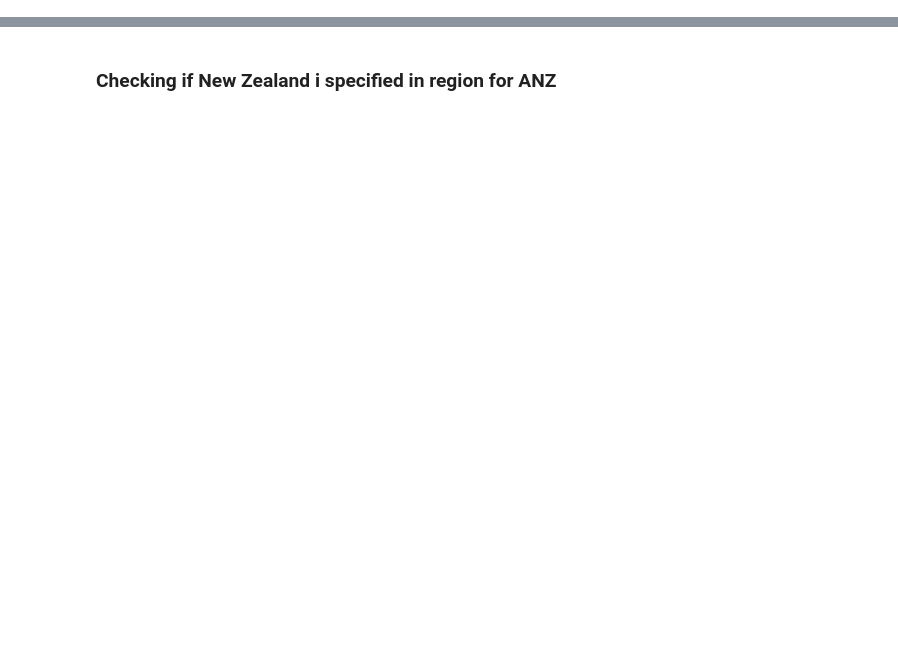
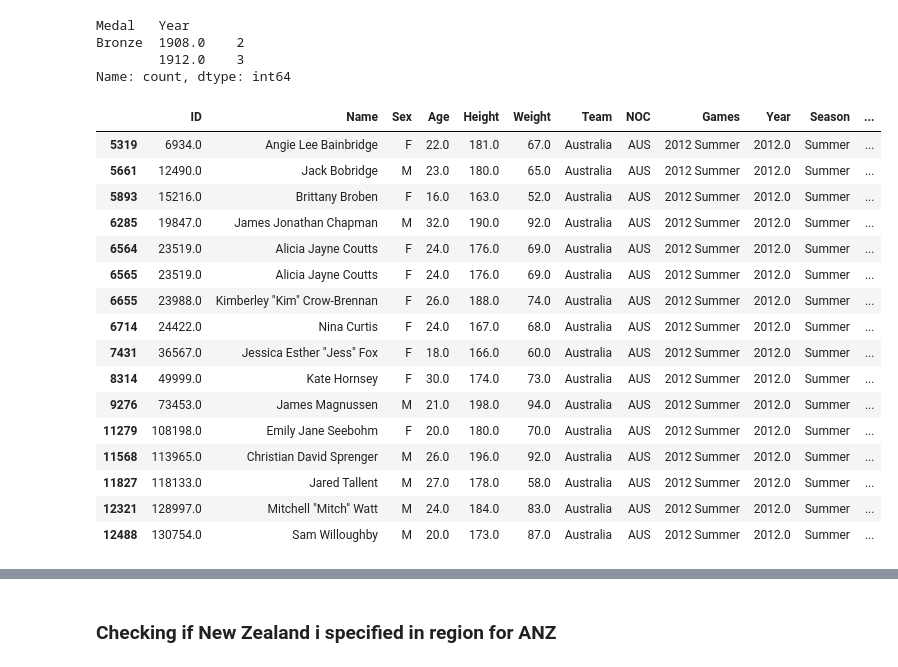
Before and after one commit to pontuskungsbacka/Project_OS_Australia, a Jupyter notebook: notebooks/Pontus.ipynb, the cells around one changed output, grey strips where cells are left out. Cells and saved outputs as stored; diff of their text form; code cells hidden in the pictures; blank space fills up the shorter version.

```diff
--- a/notebooks/Pontus.ipynb
+++ b/notebooks/Pontus.ipynb
@@ -33,2 +113,3 @@ memory usage: 31.0+ MB
 # %%
 merged = pd.merge(athletes, regions, on="NOC", how="outer")
+df = merged
@@ -41,0 +156,2 @@ medals_total = (
+# %%
+medals_filtered = medals.drop_duplicates(["Year", "Event", "Season", "Medal", "NOC"])
@@ -41,0 +201,8 @@ medals_total = (
+# %%
+bronze_anz = bronze_medal.xs("ANZ", level="NOC")
+bronze_anz
+# %% [output]
+Medal   Year
+Bronze  1908.0    2
+        1912.0    3
+Name: count, dtype: int64
@@ -41,0 +211,22 @@ medals_total = (
+# %%
+aus_2012 = medals_filtered[(medals_filtered["Year"] == 2012) & (medals_filtered["NOC"] == "AUS")]
+aus_2012_silver = aus_2012[(aus_2012["Season"] == "Summer") & (aus_2012["Medal"] == "Silver")]
+aus_2012_silver
+# %% [output]
+|  | ID | Name | Sex | Age | Height | Weight | Team | NOC | Games | Year | Season | ... |
+| 5319 | 6934.0 | Angie Lee Bainbridge | F | 22.0 | 181.0 | 67.0 | Australia | AUS | 2012 Summer | 2012.0 | Summer | ... |
+| 5661 | 12490.0 | Jack Bobridge | M | 23.0 | 180.0 | 65.0 | Australia | AUS | 2012 Summer | 2012.0 | Summer | ... |
+| 5893 | 15216.0 | Brittany Broben | F | 16.0 | 163.0 | 52.0 | Australia | AUS | 2012 Summer | 2012.0 | Summer | ... |
+| 6285 | 19847.0 | James Jonathan Chapman | M | 32.0 | 190.0 | 92.0 | Australia | AUS | 2012 Summer | 2012.0 | Summer | ... |
+| 6564 | 23519.0 | Alicia Jayne Coutts | F | 24.0 | 176.0 | 69.0 | Australia | AUS | 2012 Summer | 2012.0 | Summer | ... |
+| 6565 | 23519.0 | Alicia Jayne Coutts | F | 24.0 | 176.0 | 69.0 | Australia | AUS | 2012 Summer | 2012.0 | Summer | ... |
+| 6655 | 23988.0 | Kimberley "Kim" Crow-Brennan | F | 26.0 | 188.0 | 74.0 | Australia | AUS | 2012 Summer | 2012.0 | Summer | ... |
+| 6714 | 24422.0 | Nina Curtis | F | 24.0 | 167.0 | 68.0 | Australia | AUS | 2012 Summer | 2012.0 | Summer | ... |
+| 7431 | 36567.0 | Jessica Esther "Jess" Fox | F | 18.0 | 166.0 | 60.0 | Australia | AUS | 2012 Summer | 2012.0 | Summer | ... |
+| 8314 | 49999.0 | Kate Hornsey | F | 30.0 | 174.0 | 73.0 | Australia | AUS | 2012 Summer | 2012.0 | Summer | ... |
+| 9276 | 73453.0 | James Magnussen | M | 21.0 | 198.0 | 94.0 | Australia | AUS | 2012 Summer | 2012.0 | Summer | ... |
+| 11279 | 108198.0 | Emily Jane Seebohm | F | 20.0 | 180.0 | 70.0 | Australia | AUS | 2012 Summer | 2012.0 | Summer | ... |
+| 11568 | 113965.0 | Christian David Sprenger | M | 26.0 | 196.0 | 92.0 | Australia | AUS | 2012 Summer | 2012.0 | Summer | ... |
+| 11827 | 118133.0 | Jared Tallent | M | 27.0 | 178.0 | 58.0 | Australia | AUS | 2012 Summer | 2012.0 | Summer | ... |
+| 12321 | 128997.0 | Mitchell "Mitch" Watt | M | 24.0 | 184.0 | 83.0 | Australia | AUS | 2012 Summer | 2012.0 | Summer | ... |
+| 12488 | 130754.0 | Sam Willoughby | M | 20.0 | 173.0 | 87.0 | Australia | AUS | 2012 Summer | 2012.0 | Summer | ... |
```
Also changed, not shown: parts of 27 cells of this notebook.
